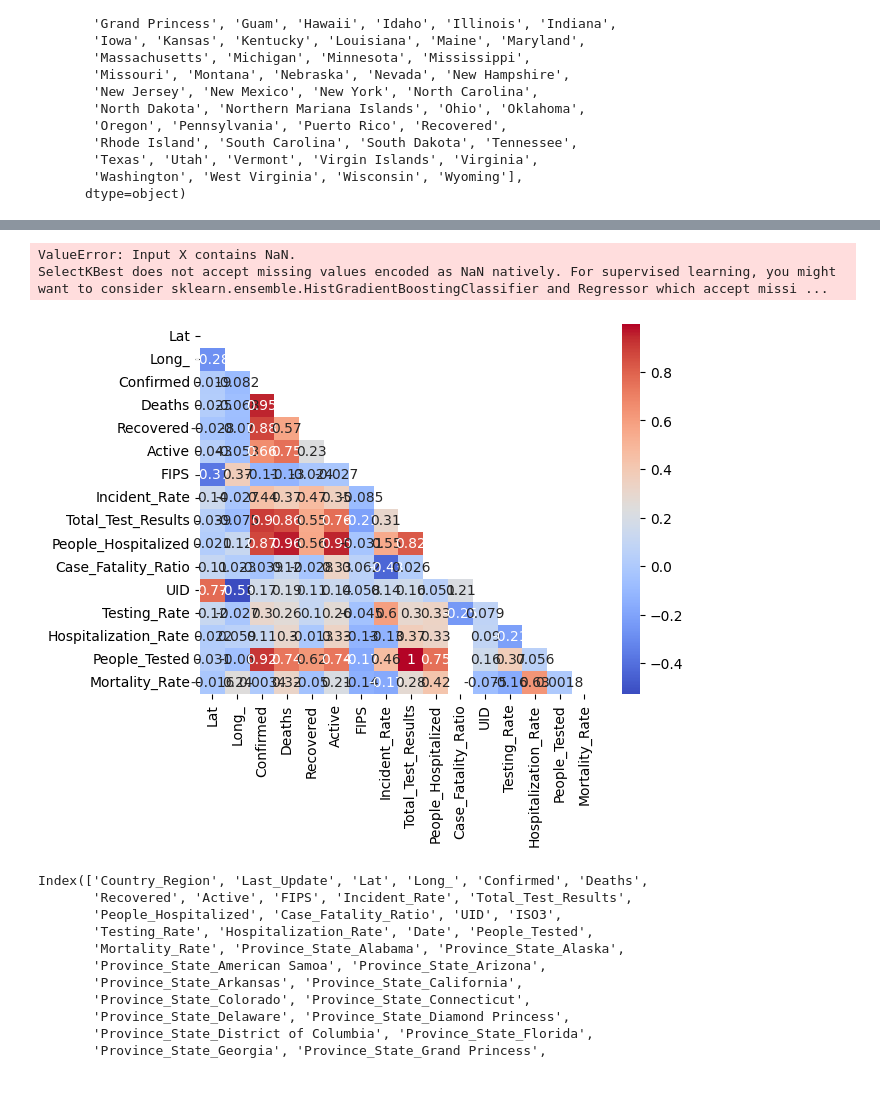
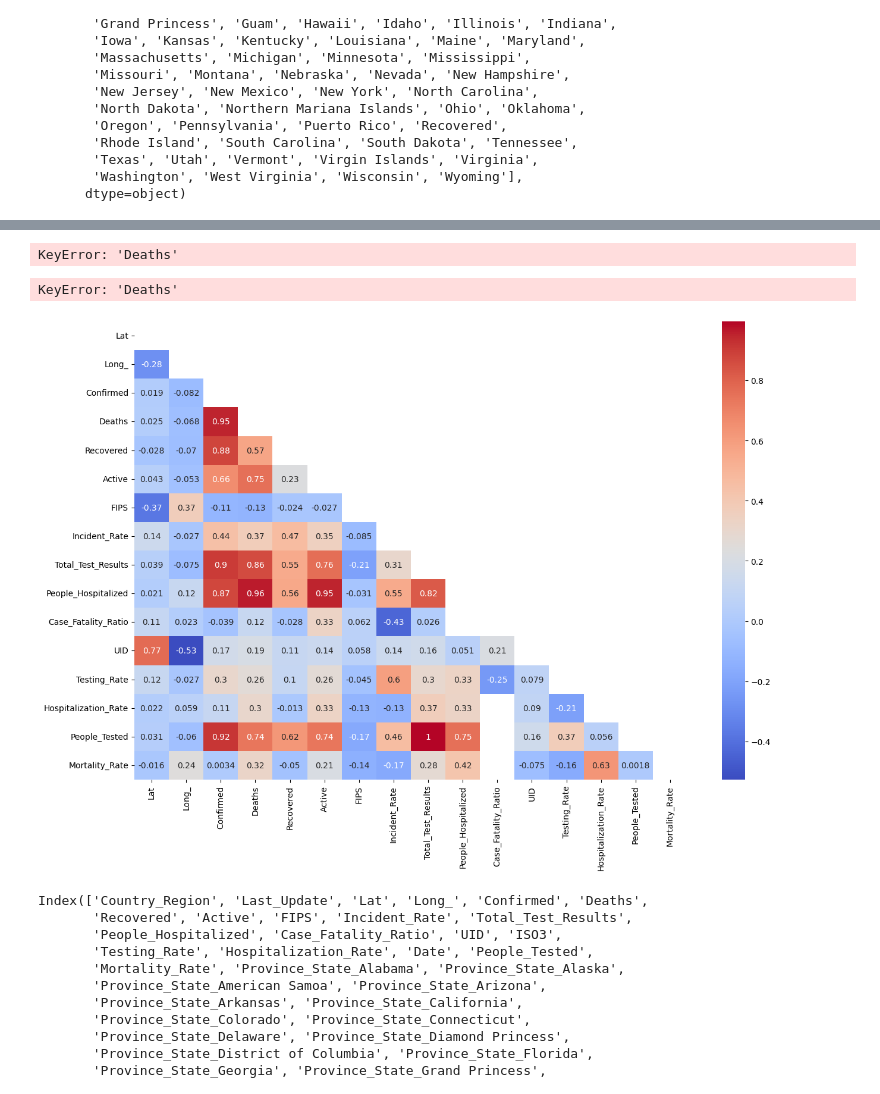
Before and after one commit to ArshiaIlaty/Introduction-to-Big-Data, a Jupyter notebook: FinalProject.ipynb, the cells around one changed output, grey strips where cells are left out. Saved outputs shown, nothing was run; the diff lists cells and outputs as text; code cells hidden in the pictures.

```diff
--- a/FinalProject.ipynb
+++ b/FinalProject.ipynb
@@ -402,10 +391,12 @@ from sklearn.feature_selection import chi2
 # data = pd.read_csv("combined_csv.csv")
 # data = pd.get_dummies(data, columns=['Date'])
 
-X = data[[ 'Lat', 'Long_', 'Confirmed','FIPS', 'Incident_Rate', 'Total_Test_Results', 'Testing_Rate', 'Case_Fatality_Ratio','Hospitalization_Rate', 'People_Tested']]
+# data = data.reset_index(drop=True)
 
+X = data.copy()
+X.dropna(inplace=True)
 # Select the target column
-Y = data['Deaths']
+Y = X.pop('Deaths')
 # Apply Univariate Feature Selection
 selector = SelectKBest(score_func=chi2, k=10)
 fit = selector.fit(X, Y)
@@ -414,21 +405,38 @@ fit = selector.fit(X, Y)
 np.set_printoptions(precision=3)
 print(fit.scores_)
 # %% [output]
-ValueError: Input X contains NaN.
-SelectKBest does not accept missing values encoded as NaN natively. For supervised learning, you might want to consider sklearn.ensemble.HistGradientBoostingClassifier and Regressor which accept missi ...
+KeyError: 'Deaths'
+# %%
+from sklearn.ensemble import RandomForestRegressor
+from sklearn.model_selection import cross_val_score
+
+X = data.copy()
+y = X.pop("Deaths")
+
+# Train and score baseline model
+baseline = RandomForestRegressor(criterion="mae", random_state=0)
+baseline_score = cross_val_score(
+    baseline, X, y, cv=5, scoring="neg_mean_absolute_error"
+)
+baseline_score = -1 * baseline_score.mean()
+
+print(f"MAE Baseline Score: {baseline_score:.4}")
+# %% [output]
+KeyError: 'Deaths'
 # %%
 # Compute the correlation matrix
 corr = data.corr()
 
 # Generate a mask for the upper triangle
 mask = np.triu(np.ones_like(corr, dtype=bool))
-
+# create a larger figure
+fig = plt.subplots(figsize=(15,10))
 # Plot the heatmap
 sns.heatmap(corr, mask=mask, cmap='coolwarm', annot=True)
 
 plt.show()
 # %% [output]
-[figure, old version]
+[figure, new version]
 # %%
 data.columns
 # %% [output]
```
Also changed, not shown: parts of 4 cells of this notebook, 19 other files.
